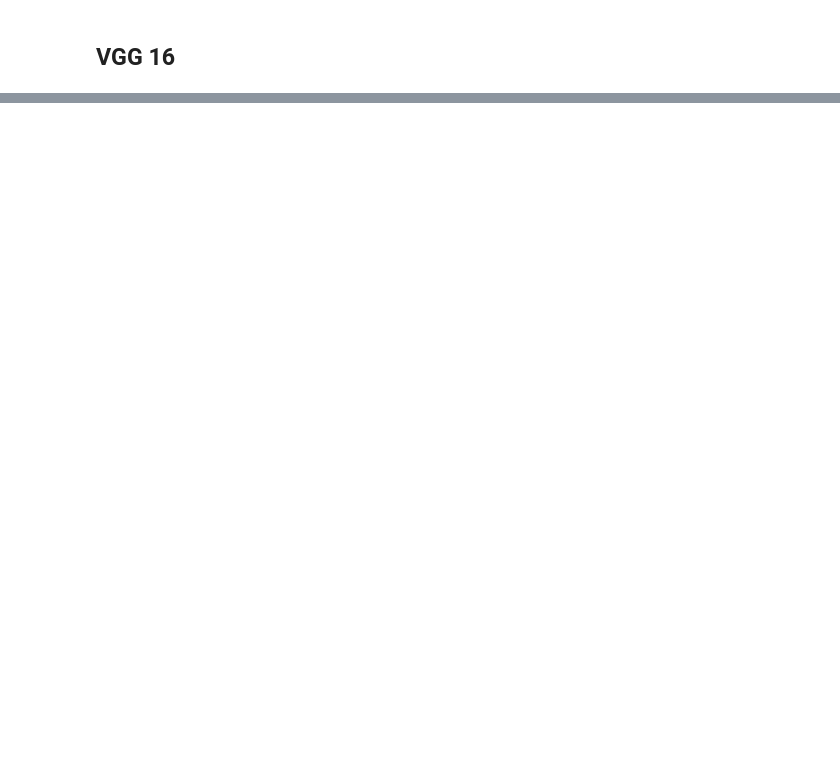
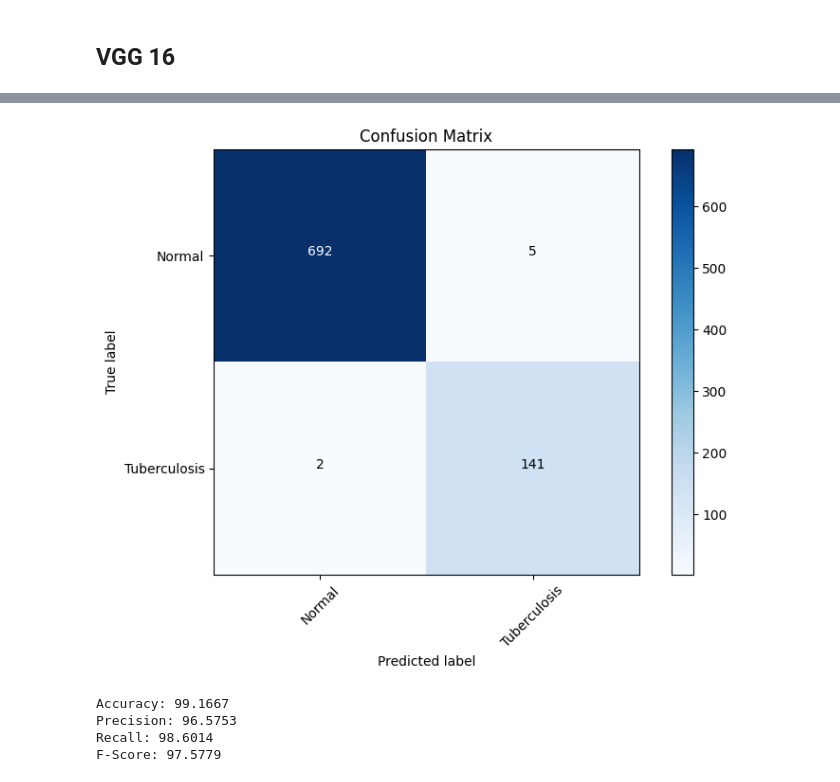
Before and after one commit to mirugwe1/TB_AI_screening, a Jupyter notebook: screening_model.ipynb, the cells around one changed output, grey strips where cells are left out. Drawn from its saved outputs; the diff is of its cells as text; code cells hidden in the pictures; blank space fills up the shorter version.

```diff
--- a/screening_model.ipynb
+++ b/screening_model.ipynb
@@ -317,0 +433,3 @@ plt.show()
+# %%
+#training
+history = model.fit(X_train_rgb, y_train_augmented, epochs=15, batch_size=32, validation_data=(X_val_rgb, y_val))
@@ -317,0 +454,33 @@ plt.show()
+# %%
+y_pred = model.predict(X_test_rgb)
+y_pred_classes = np.argmax(y_pred, axis=1)
+
+true_classes = y_test
+
+categories = ["Normal", "Tuberculosis"]
+
+conf_matrix = confusion_matrix(true_classes, y_pred_classes, labels=range(len(categories)))
+
+plt.figure(figsize=(8, 6))
+plt.imshow(conf_matrix, cmap=plt.cm.Blues)
+plt.title('Confusion Matrix')
+plt.colorbar()
+tick_marks = np.arange(len(categories))
+plt.xticks(tick_marks, categories, rotation=45)
+plt.yticks(tick_marks, categories)
+
+fmt = 'd'
+thresh = conf_matrix.max() / 2.
+for i, j in itertools.product(range(conf_matrix.shape[0]), range(conf_matrix.shape[1])):
+    plt.text(j, i, format(conf_matrix[i, j], fmt),
+             horizontalalignment="center",
+             color="white" if conf_matrix[i, j] > thresh else "black")
+
+plt.ylabel('True label')
+plt.xlabel('Predicted label')
+plt.tight_layout()
+
+#plt.savefig('confusion_matrix.pdf', format='pdf', bbox_inches='tight')
+
+plt.show()
+# %% [output]
@@ -317,0 +488,22 @@ plt.show()
+[figure, added]
+# %%
+tp = conf_matrix[1,1]
+fp = conf_matrix[0,1]
+tn = conf_matrix[0,0]
+fn = conf_matrix[1,0]
+
+# Calculate accuracy precision and recall
+Accuracy = (tp+tn)/(tp+fp+tn+fn)
+precision = tp / (tp + fp)
+recall = tp / (tp + fn)
+F_Score = 2*((precision*recall)/(precision+recall))
+
+print('Accuracy:', np.round(Accuracy *100,4))
+print('Precision:', np.round(precision*100,4))
+print('Recall:', np.round(recall*100,4))
+print('F-Score:', np.round(F_Score*100,4))
+# %% [output]
+Accuracy: 99.1667
+Precision: 96.5753
+Recall: 98.6014
+F-Score: 97.5779
```
Also changed, not shown: parts of 56 cells of this notebook.
